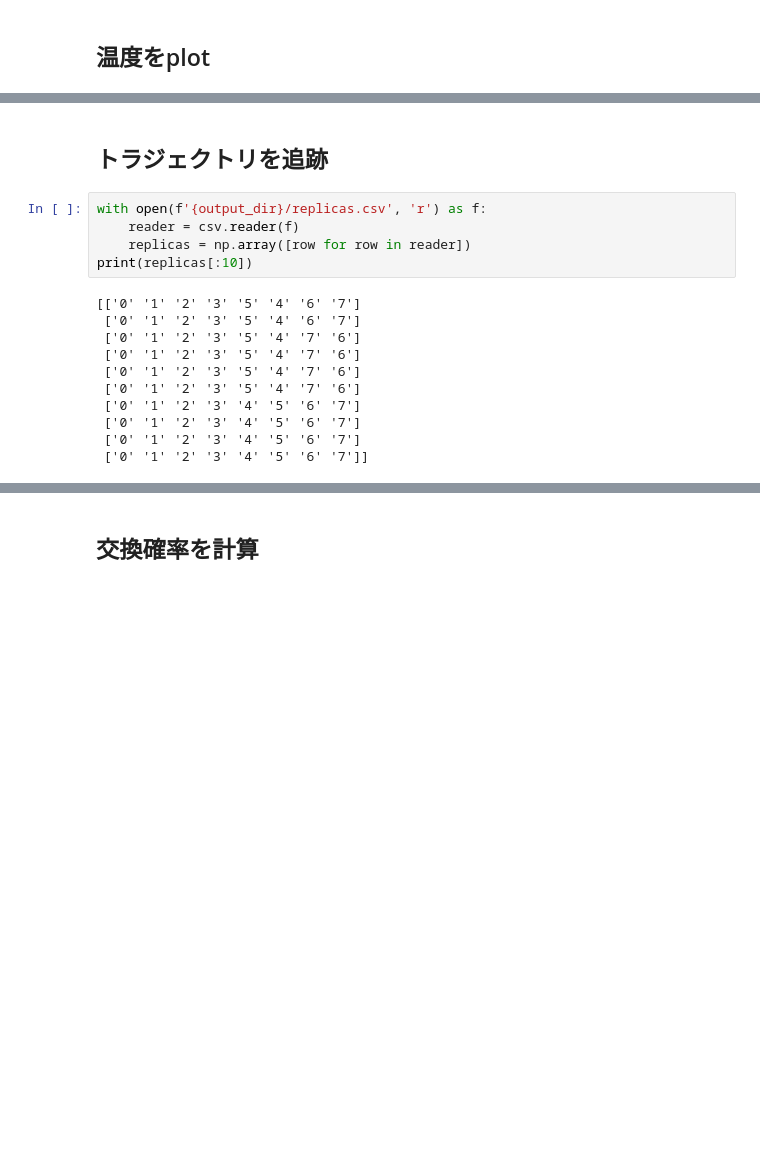
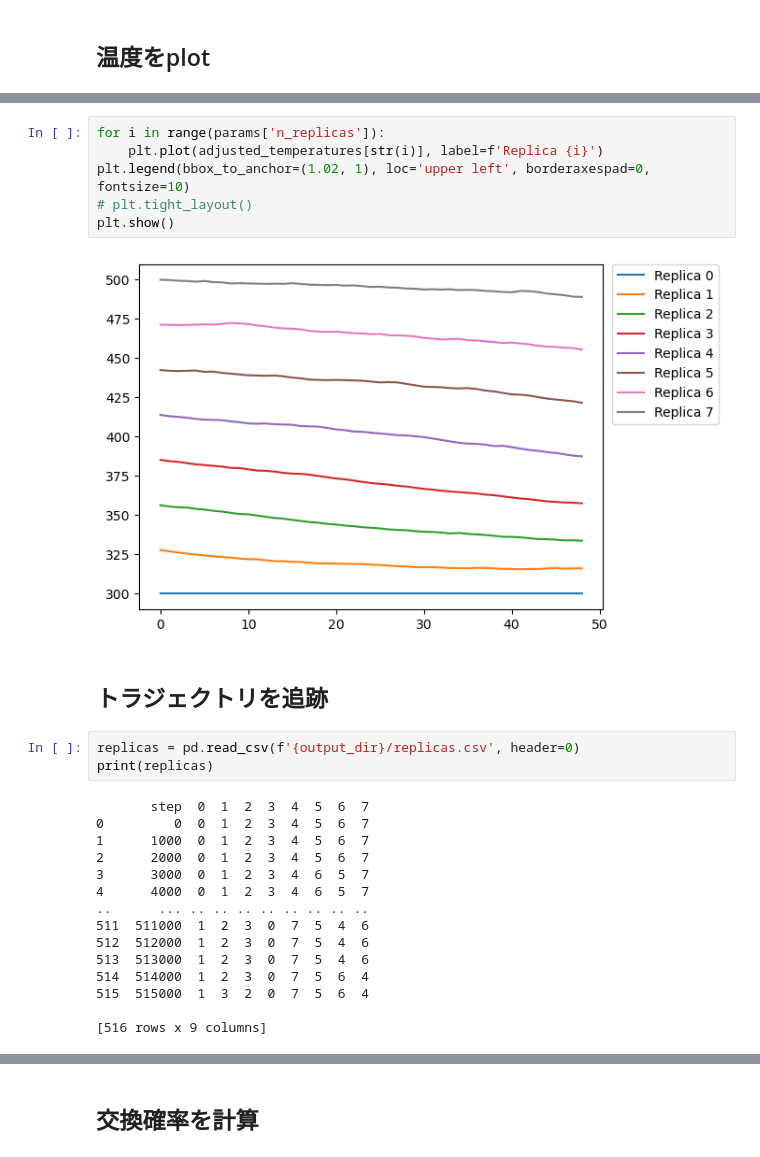
Before and after one commit to Sakura-Book/replica_exchange, a Jupyter notebook: temperature_analysis.ipynb, the cells around one changed output, grey strips where cells are left out. Cells and saved outputs as stored; diff of their text form; blank space fills up the shorter version.

```diff
--- a/temperature_analysis.ipynb
+++ b/temperature_analysis.ipynb
@@ -59,19 +119,29 @@ NameError: name 'params' is not defined
+# %%
+for i in range(params['n_replicas']):
+    plt.plot(adjusted_temperatures[str(i)], label=f'Replica {i}')
+plt.legend(bbox_to_anchor=(1.02, 1), loc='upper left', borderaxespad=0, fontsize=10)
+# plt.tight_layout()
+plt.show()
+# %% [output]
+[figure, added]
 # %% [markdown]
 ## トラジェクトリを追跡
 # %%
-with open(f'{output_dir}/replicas.csv', 'r') as f:
-    reader = csv.reader(f)
-    replicas = np.array([row for row in reader])
-print(replicas[:10])
+replicas = pd.read_csv(f'{output_dir}/replicas.csv', header=0)
+print(replicas)
 # %% [output]
-[['0' '1' '2' '3' '5' '4' '6' '7']
- ['0' '1' '2' '3' '5' '4' '6' '7']
- ['0' '1' '2' '3' '5' '4' '7' '6']
- ['0' '1' '2' '3' '5' '4' '7' '6']
- ['0' '1' '2' '3' '5' '4' '7' '6']
- ['0' '1' '2' '3' '5' '4' '7' '6']
- ['0' '1' '2' '3' '4' '5' '6' '7']
- ['0' '1' '2' '3' '4' '5' '6' '7']
- ['0' '1' '2' '3' '4' '5' '6' '7']
- ['0' '1' '2' '3' '4' '5' '6' '7']]
+       step  0  1  2  3  4  5  6  7
+0         0  0  1  2  3  4  5  6  7
+1      1000  0  1  2  3  4  5  6  7
+2      2000  0  1  2  3  4  5  6  7
+3      3000  0  1  2  3  4  6  5  7
+4      4000  0  1  2  3  4  6  5  7
+..      ... .. .. .. .. .. .. .. ..
+511  511000  1  2  3  0  7  5  4  6
+512  512000  1  2  3  0  7  5  4  6
+513  513000  1  2  3  0  7  5  4  6
+514  514000  1  2  3  0  7  5  6  4
+515  515000  1  3  2  0  7  5  6  4
+
+[516 rows x 9 columns]
 # %%
```
Also changed, not shown: parts of 40 cells of this notebook, 1 other file.
